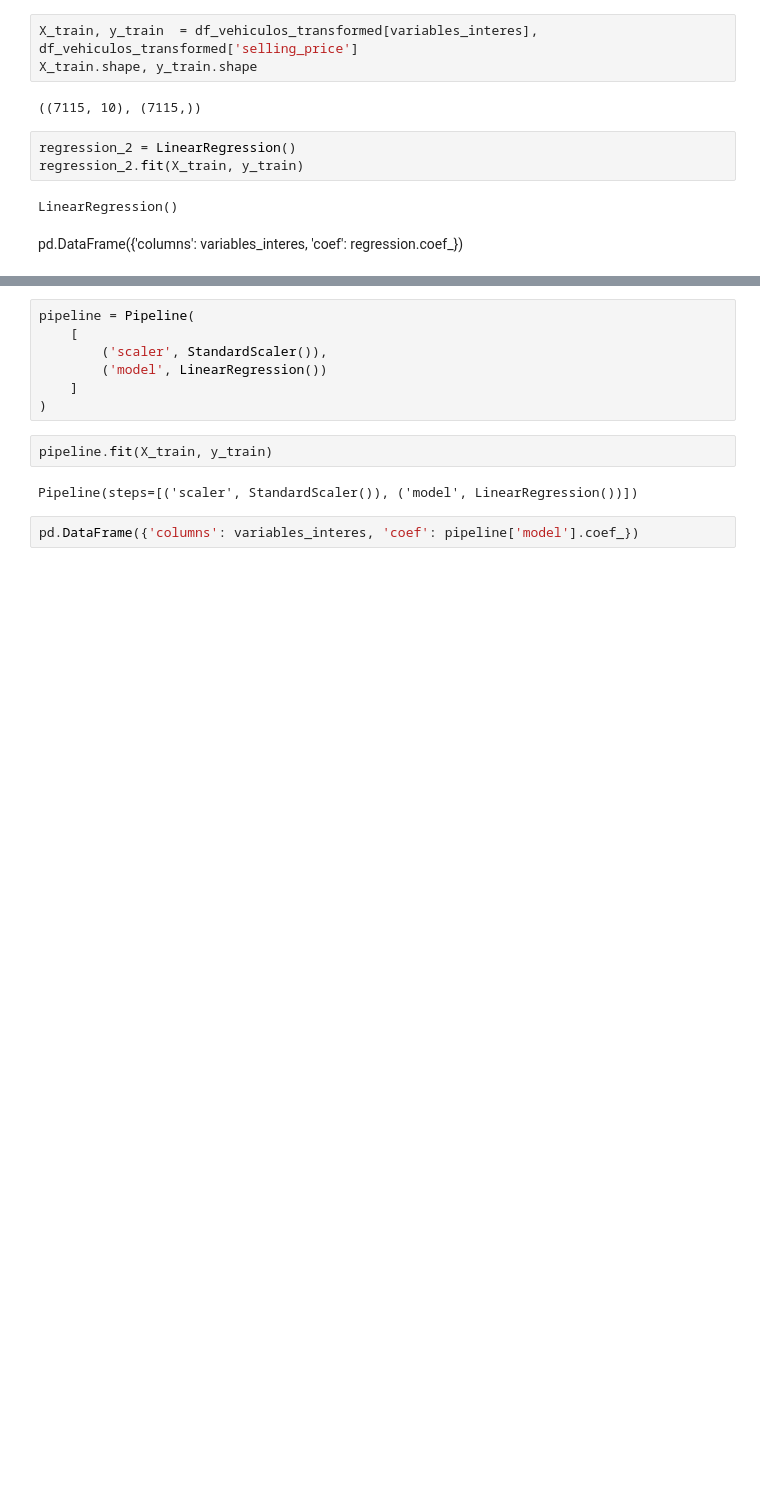
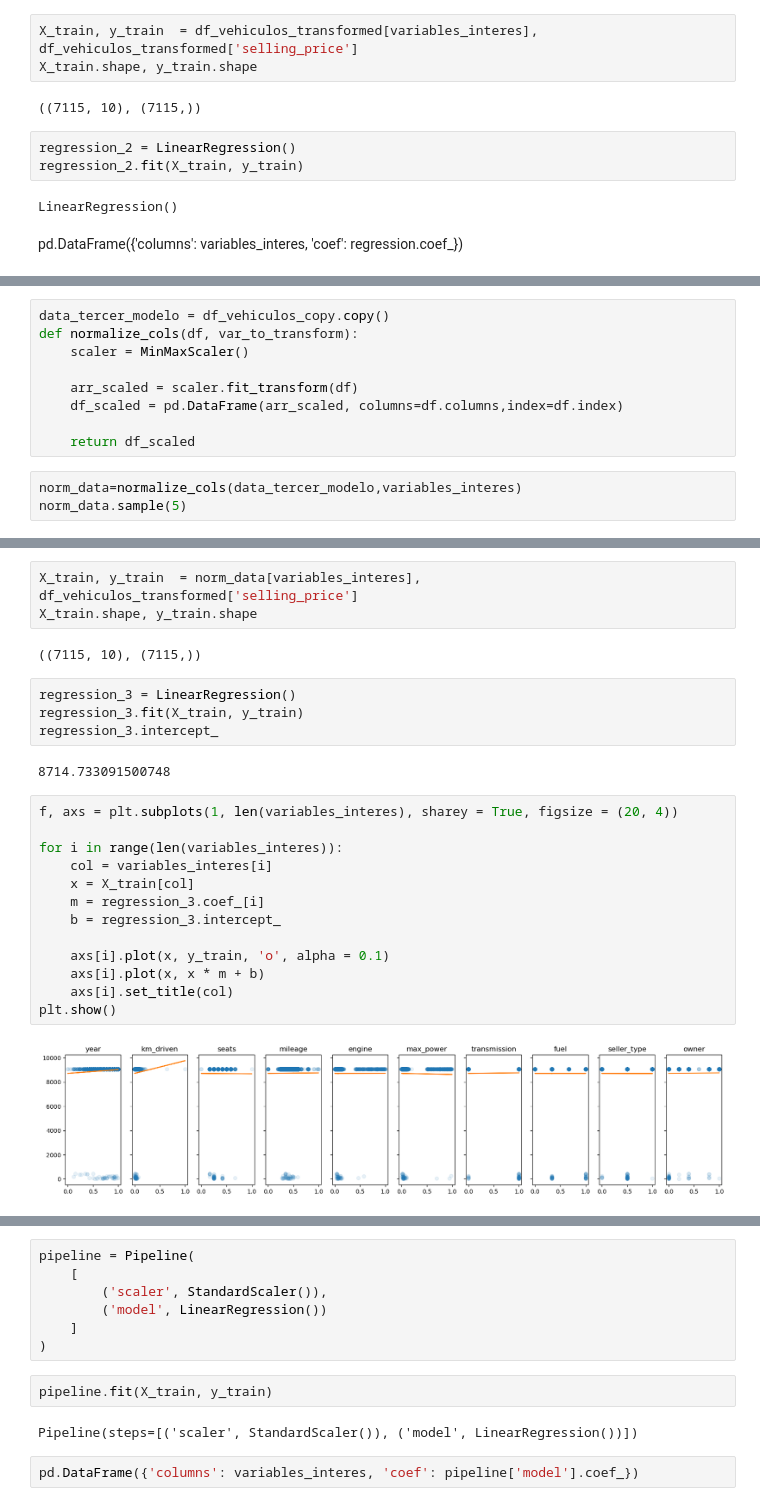
Before and after one commit to Paolaaaaaa/Lab2-Regresion, a Jupyter notebook: Regresion.ipynb, the cells around one changed output, grey strips where cells are left out. Drawn from its saved outputs; the diff is of its cells as text; blank space fills up the shorter version.

Commit message:
modelo 4

```diff
--- a/Regresion.ipynb
+++ b/Regresion.ipynb
@@ -266,0 +279,12 @@ plt.show()
+# %%
+data_tercer_modelo = df_vehiculos_copy.copy()
+def normalize_cols(df, var_to_transform):
+    scaler = MinMaxScaler()
+
+    arr_scaled = scaler.fit_transform(df)
+    df_scaled = pd.DataFrame(arr_scaled, columns=df.columns,index=df.index)
+
+    return df_scaled
+# %%
+norm_data=normalize_cols(data_tercer_modelo,variables_interes)
+norm_data.sample(5)
@@ -266,0 +298,26 @@ plt.show()
+# %%
+X_train, y_train  = norm_data[variables_interes], df_vehiculos_transformed['selling_price']
+X_train.shape, y_train.shape
+# %% [output]
+((7115, 10), (7115,))
+# %%
+regression_3 = LinearRegression()
+regression_3.fit(X_train, y_train)
+regression_3.intercept_
+# %% [output]
+8714.733091500748
+# %%
+f, axs = plt.subplots(1, len(variables_interes), sharey = True, figsize = (20, 4))
+
+for i in range(len(variables_interes)):
+    col = variables_interes[i]
+    x = X_train[col]
+    m = regression_3.coef_[i]
+    b = regression_3.intercept_
+
+    axs[i].plot(x, y_train, 'o', alpha = 0.1)
+    axs[i].plot(x, x * m + b)
+    axs[i].set_title(col)
+plt.show()
+# %% [output]
+[figure, added]
```
Also changed, not shown: parts of 15 cells of this notebook.
